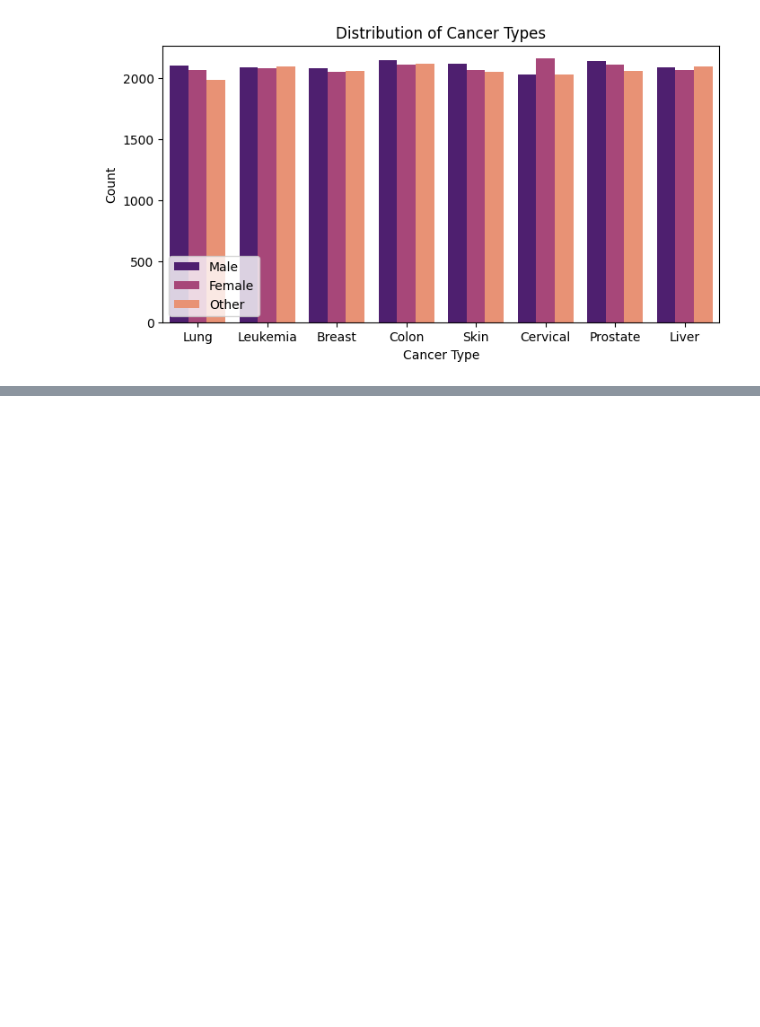
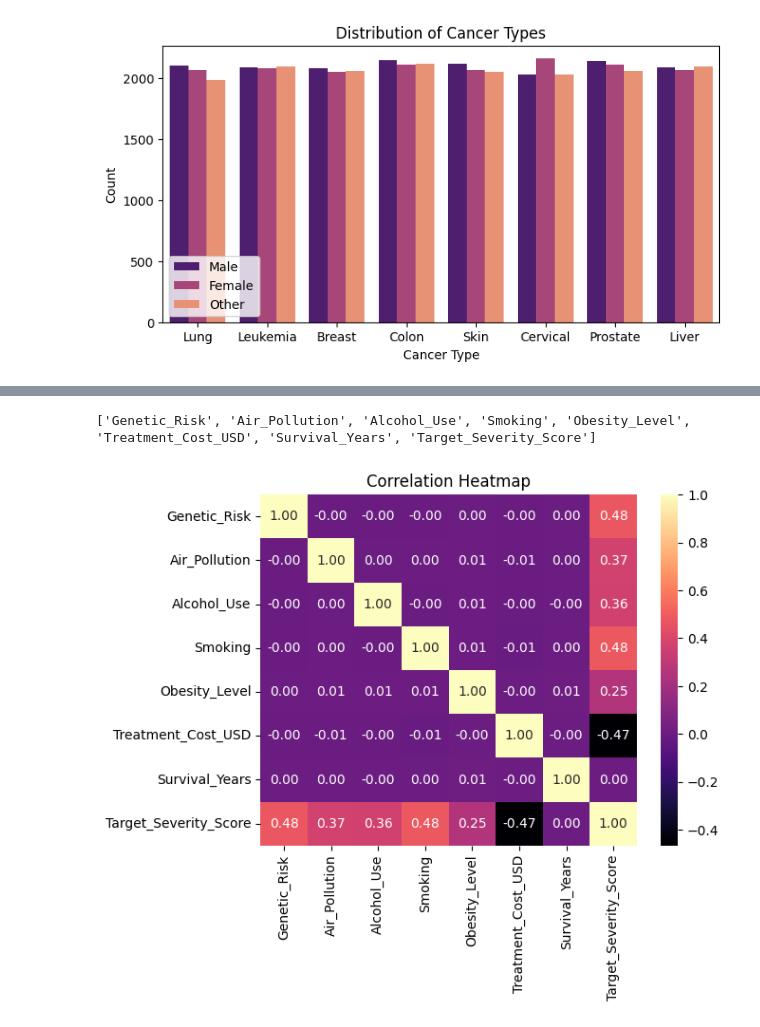
Before and after one commit to AaronProgramas/data-portfolio, a Jupyter notebook: projects/cancer analysis.ipynb, the cells around one changed output, grey strips where cells are left out. Drawn from its saved outputs; the diff is of its cells as text; code cells hidden in the pictures; blank space fills up the shorter version.

```diff
--- a/projects/cancer analysis.ipynb
+++ b/projects/cancer analysis.ipynb
@@ -109,0 +132,11 @@ fig.show()
+# %%
+float_columns = df.select_dtypes(include=['float']).columns.tolist()
+print(float_columns)
+# %% [output]
+['Genetic_Risk', 'Air_Pollution', 'Alcohol_Use', 'Smoking', 'Obesity_Level', 'Treatment_Cost_USD', 'Survival_Years', 'Target_Severity_Score']
+# %%
+sns.heatmap(df[float_columns].corr(), annot=True, cmap='magma', fmt='.2f')
+plt.title('Correlation Heatmap')
+plt.show()
+# %% [output]
+[figure, added]
```
Also changed, not shown: parts of 7 cells of this notebook.
